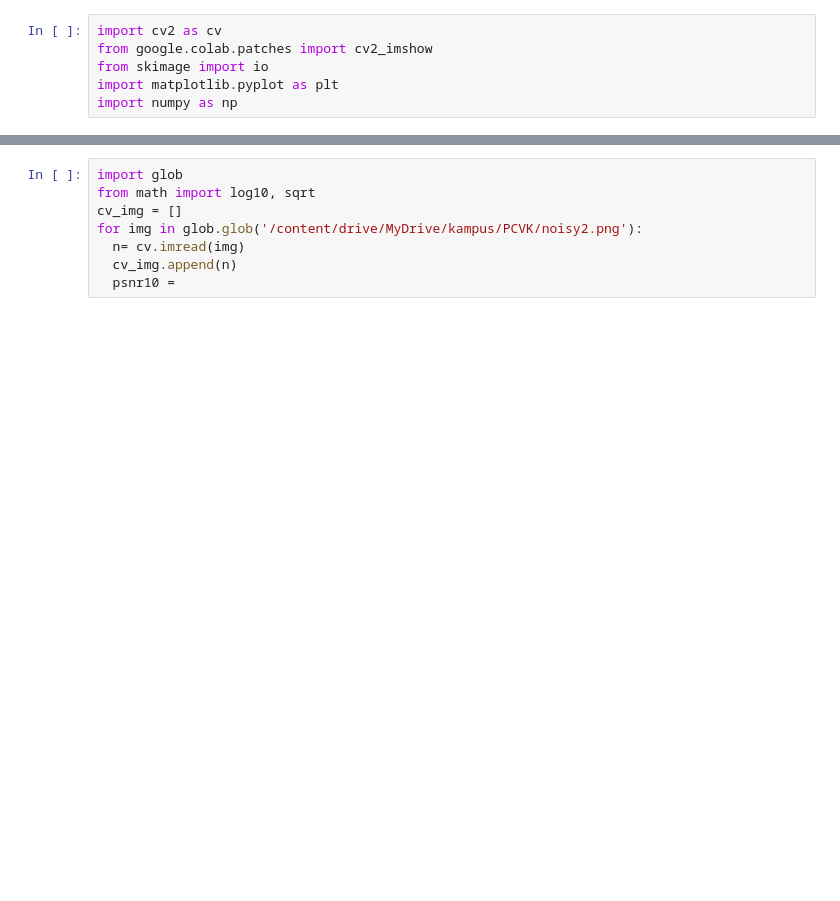
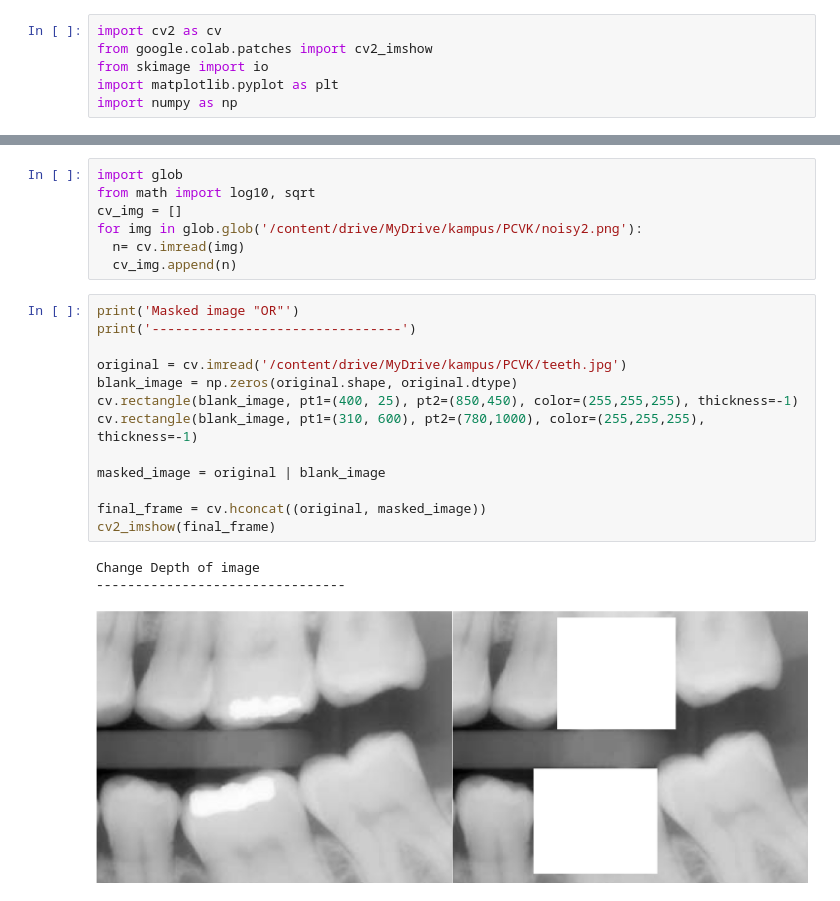
Before and after one commit to ahmadalwi425/PCVK_Genap_2022, a Jupyter notebook: Week4.ipynb, the cells around one changed output, grey strips where cells are left out. Cells and saved outputs as stored; diff of their text form; blank space fills up the shorter version.

```diff
--- a/Week4.ipynb
+++ b/Week4.ipynb
@@ -43,4 +92,20 @@ cv_img = []
 for img in glob.glob('/content/drive/MyDrive/kampus/PCVK/noisy2.png'):
   n= cv.imread(img)
   cv_img.append(n)
-  psnr10 =
+# %%
+print('Masked image "OR"')
+print('--------------------------------')
+
+original = cv.imread('/content/drive/MyDrive/kampus/PCVK/teeth.jpg')
+blank_image = np.zeros(original.shape, original.dtype)
+cv.rectangle(blank_image, pt1=(400, 25), pt2=(850,450), color=(255,255,255), thickness=-1)
+cv.rectangle(blank_image, pt1=(310, 600), pt2=(780,1000), color=(255,255,255), thickness=-1)
+
+masked_image = original | blank_image
+
+final_frame = cv.hconcat((original, masked_image))
+cv2_imshow(final_frame)
+# %% [output]
+Change Depth of image
+--------------------------------
+[figure, added]
```
Also changed, not shown: parts of 7 cells of this notebook.
